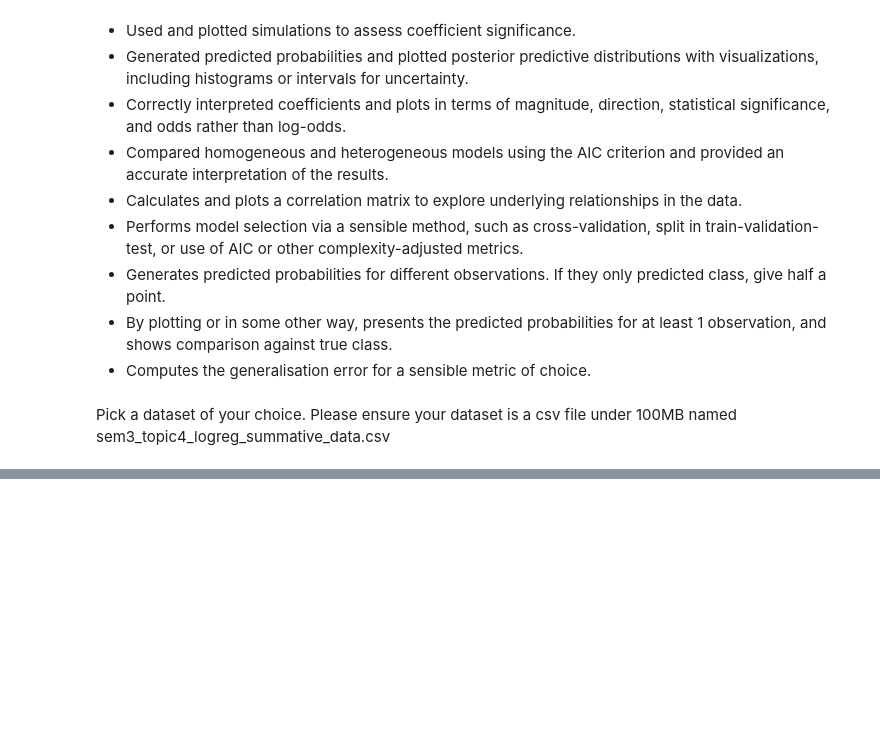
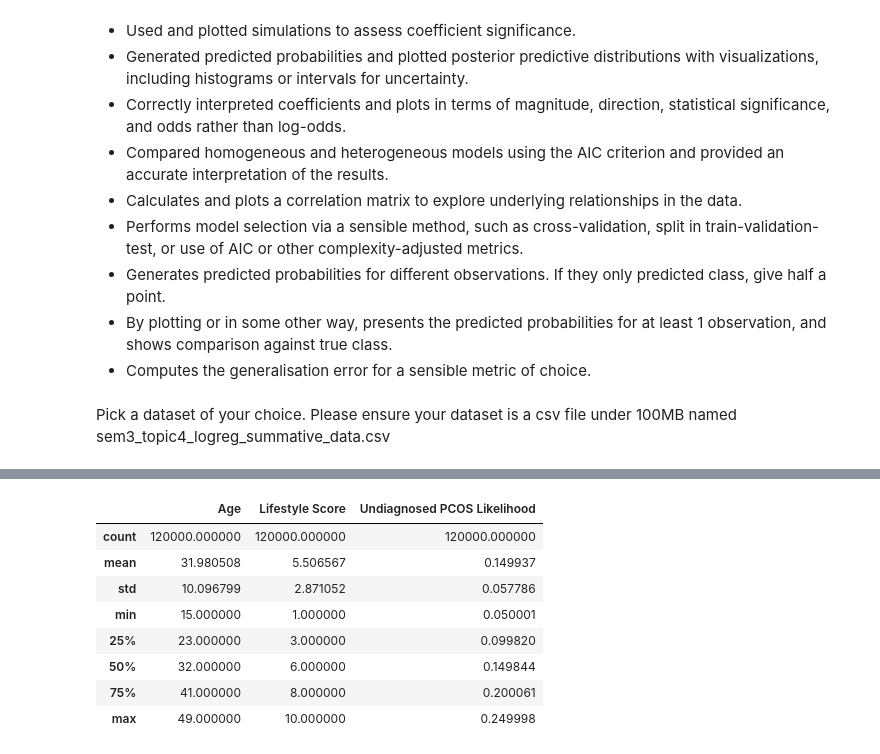
Before and after one commit to marfakozeletsUvA/sem3_projects, a Jupyter notebook: summative4/sem3_topic4_logreg_summative.ipynb, the cells around one changed output, grey strips where cells are left out. Cells and saved outputs as stored; diff of their text form; code cells hidden in the pictures; blank space fills up the shorter version.

```diff
--- a/summative4/sem3_topic4_logreg_summative.ipynb
+++ b/summative4/sem3_topic4_logreg_summative.ipynb
@@ -38,0 +128,12 @@ custom_df = pd.read_csv(custom_data_path)
+# %%
+df.describe()
+# %% [output]
+|  | Age | Lifestyle Score | Undiagnosed PCOS Likelihood |
+| count | 120000.000000 | 120000.000000 | 120000.000000 |
+| mean | 31.980508 | 5.506567 | 0.149937 |
+| std | 10.096799 | 2.871052 | 0.057786 |
+| min | 15.000000 | 1.000000 | 0.050001 |
+| 25% | 23.000000 | 3.000000 | 0.099820 |
+| 50% | 32.000000 | 6.000000 | 0.149844 |
+| 75% | 41.000000 | 8.000000 | 0.200061 |
+| max | 49.000000 | 10.000000 | 0.249998 |
```
Also changed, not shown: parts of 58 cells of this notebook, 4 other files.
